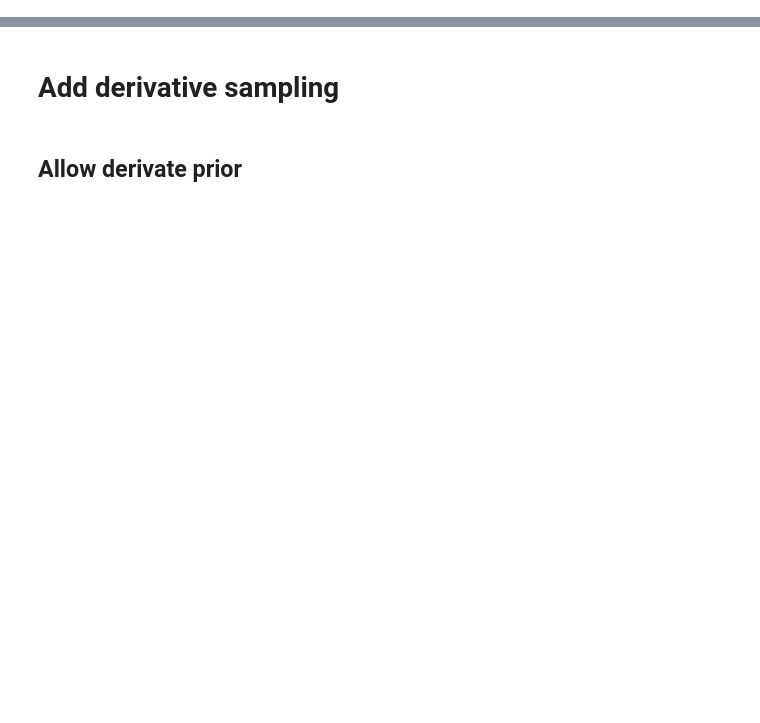
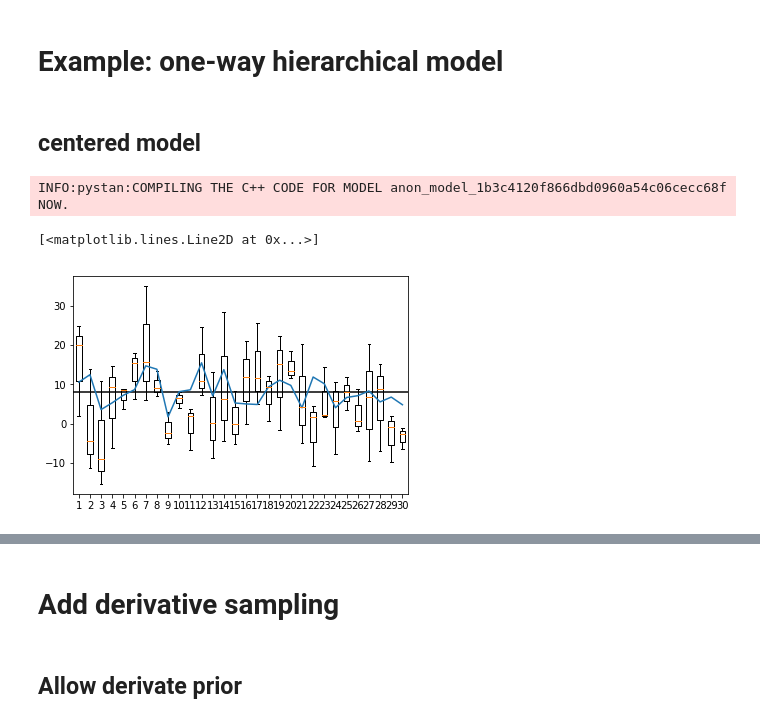
Before and after one commit to ptonner/gp-workshop, a Jupyter notebook: stan.ipynb, the cells around one changed output, grey strips where cells are left out. Drawn from its saved outputs; the diff is of its cells as text; code cells hidden in the pictures; blank space fills up the shorter version.

```diff
--- a/stan.ipynb
+++ b/stan.ipynb
@@ -6,0 +10,80 @@ import pystan, GPy, scipy
+# %% [markdown]
+# Example: one-way hierarchical model
+# %% [markdown]
+## centered model
+# %%
+code = """
+data {
+    int<lower=0> J;
+    real y[J];
+    real<lower=0> sigma;
+}
+parameters {
+    real mu;
+    real<lower=0> tau;
+    real theta[J];
+}
+model {
+    mu ~ normal(0, 5);
+    tau ~ cauchy(0, 2.5);
+    theta ~ normal(mu, tau);
+    y ~ normal(theta, sigma);
+}
+"""
+
+code = """
+data {
+    int<lower=0> N;
+    int<lower=1> G;
+    real y[N];
+    int<lower=1, upper=G> group[N];
+    real<lower=0> sigma;
+}
+parameters {
+    real mu;
+    real<lower=0> tau;
+    real theta[G];
+}
+transformed parameters{
+    real yhat[N];
+
+    for(i in 1:N)
+        yhat[i] = theta[group[i]];
+}
+model {
+    mu ~ normal(0, 5);
+    tau ~ cauchy(0, 2.5);
+    theta ~ normal(mu, tau);
+    y ~ normal(yhat, sigma);
+}
+"""
+
+model = pystan.StanModel(model_code=code)
+# %% [output]
+INFO:pystan:COMPILING THE C++ CODE FOR MODEL anon_model_1b3c4120f866dbd0960a54c06cecc68f NOW.
+# %%
+mu = 8.
+tau = 3.
+ysigma=10
+n = 10
+g = 30
+nrep = 3
+
+# theta = scipy.stats.norm.rvs(mu, scale=tau, size=n)
+# y = scipy.stats.norm.rvs(theta, scale=ysigma)
+
+theta = scipy.stats.norm.rvs(mu, scale=tau, size=g)
+y = scipy.stats.norm.rvs(np.repeat(theta, nrep), scale=ysigma)
+
+
+plt.axhline(mu, c='k')
+
+#plt.plot(theta)
+# plt.plot(np.repeat(theta, nrep))
+# plt.plot(y)
+
+plt.boxplot([y[i*nrep:(i+1)*nrep] for i in range(g)])
+plt.plot(range(1, g+1), theta)
+# %% [output]
+[<matplotlib.lines.Line2D at 0x...>]
+[figure, added]
```
Also changed, not shown: parts of 23 cells of this notebook, 1 other file.
